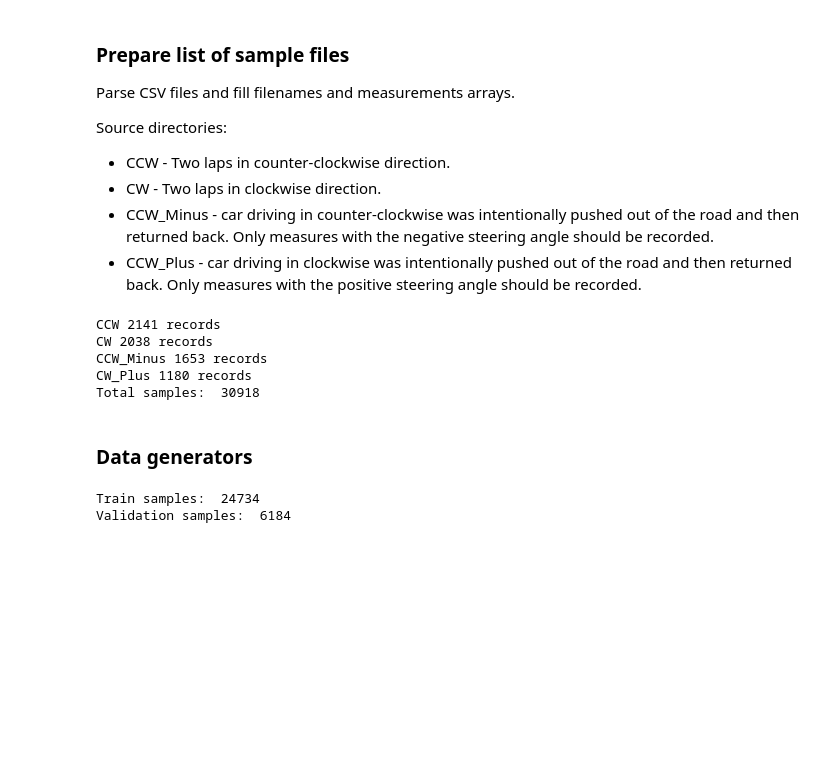
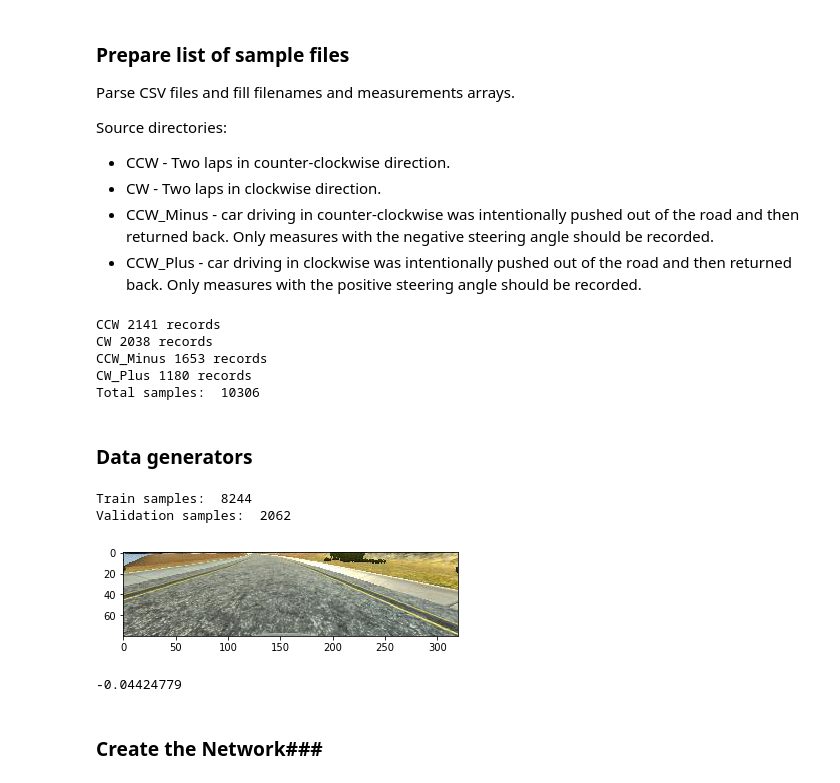
Before and after one commit to cazacov/CarND-Behavioral-Cloning-P3, a Jupyter notebook: learn.ipynb, the cells around one changed output. Drawn from its saved outputs; the diff is of its cells as text; code cells hidden in the pictures; blank space fills up the shorter version.

```diff
--- a/learn.ipynb
+++ b/learn.ipynb
@@ -44,12 +44,12 @@ def importCsv(path, negativeOnly = None, positiveOnly = None):
             continue
 
         records.append(Sample(centerImage, measurement, False))
-        records.append(Sample(leftImage, measurement + 0.2, False))
-        records.append(Sample(rightImage, measurement - 0.2, False))
+        #records.append(Sample(leftImage, measurement + 0.1, False))
+        #records.append(Sample(rightImage, measurement - 0.1, False))
 
-        records.append(Sample(centerImage, -measurement, True))
-        records.append(Sample(leftImage, -(measurement + 0.2), True))
-        records.append(Sample(rightImage, -(measurement - 0.2), True))
+        records.append(Sample(centerImage, measurement, True))
+        #records.append(Sample(leftImage,  measurement + 0.1, True))
+        #records.append(Sample(rightImage, measurement - 0.1, True))
 
 
 importCsv('CCW')
@@ -65,7 +65,7 @@ CCW 2141 records
 CW 2038 records
 CCW_Minus 1653 records
 CW_Plus 1180 records
-Total samples:  30918
+Total samples:  10306
 # %% [markdown]
 ### Data generators ###
 # %%
@@ -74,35 +74,57 @@ import numpy as np
 import sklearn
 from sklearn.model_selection import train_test_split
 
-train_samples, valid_samples = train_test_split(samples, test_size=0.2)
+train_samples, valid_samples = train_test_split(samples, test_size=0.2, shuffle=True)
+
+ch, row, col = 3, 80, 320  # Trimmed image format
 
 print('Train samples: ', len(train_samples))
 print('Validation samples: ', len(valid_samples))
 
 def generator(samples, batch_size=32):
     num_samples = len(samples)
     while 1: # Loop forever so the generator never terminates
-        samples = shuffle(samples)
+        np.random.shuffle(samples)
         for offset in range(0, num_samples, batch_size):
             batch_samples = samples[offset:offset+batch_size]
             images = []
             angles = []
             for sample in batch_samples:
                 image = cv2.imread(sample.image_path)
+                angle = sample.angle
+
                 if (sample.flip):
                     image = cv2.flip(image, 1)
+                    angle = -angle
+
+                # Crop
+                image = image[60:140]
 
                 images.append(image)
-                angles.append(sample.angle)
+                angles.append(angle)
 
             # trim image to only see section with road
             X_train = np.array(images)
             y_train = np.array(angles)
             yield sklearn.utils.shuffle(X_train, y_train)
 
 # compile and train the model using the generator function
 train_generator = generator(train_samples, batch_size=32)
 validation_generator = generator(valid_samples, batch_size=32)
+
+test = next(train_generator)
+
+import matplotlib.pyplot as plt
+import matplotlib.image as mpimg
+
+plt.imshow(cv2.cvtColor(test[0][0], cv2.COLOR_BGR2RGB))
+plt.show()
+
+print(test[1][0])
 # %% [output]
-Train samples:  24734
-Validation samples:  6184
+Train samples:  8244
+Validation samples:  2062
+[figure, added]
+-0.04424779
+# %% [markdown]
+### Create the Network###
```
Also changed, not shown: parts of 2 cells of this notebook, 3 other files.
